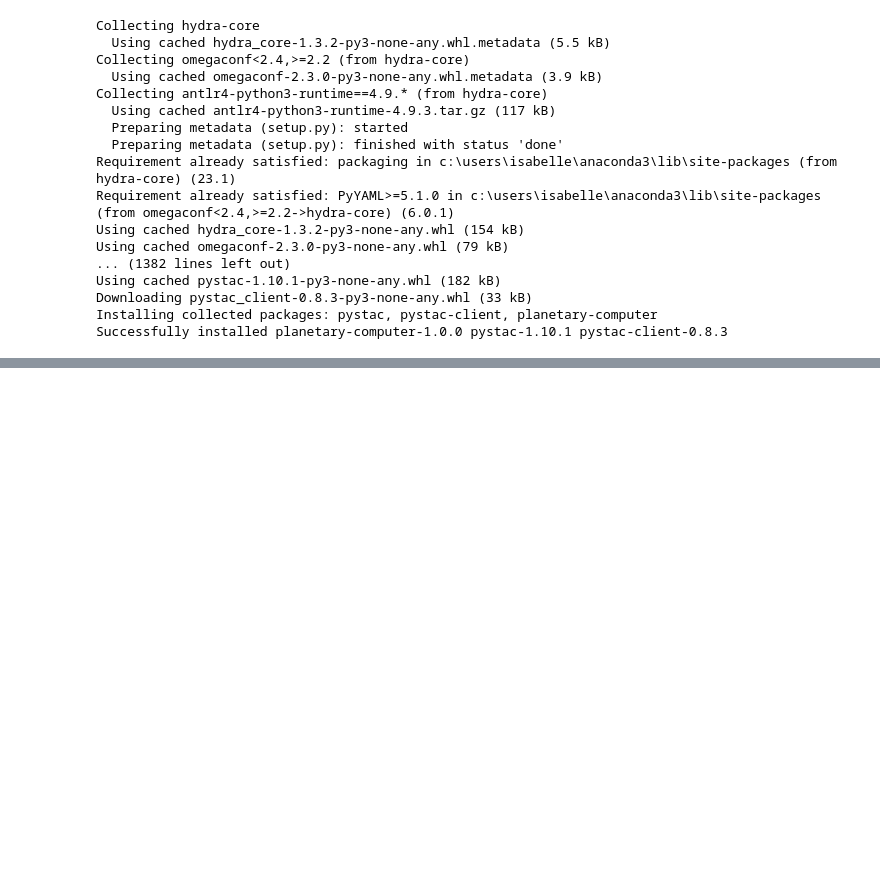
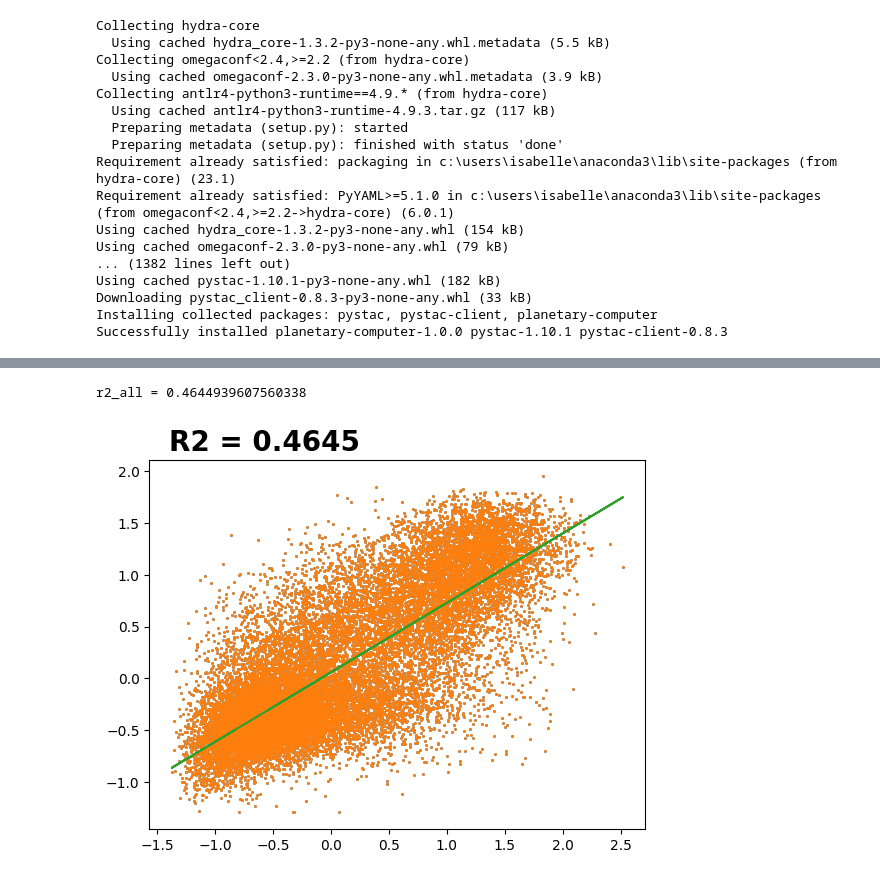
Before and after one commit to plantnet/malpolon, a Jupyter notebook: launch.ipynb, the cells around one changed output, grey strips where cells are left out. Saved outputs shown, nothing was run; the diff lists cells and outputs as text; code cells hidden in the pictures; blank space fills up the shorter version.

```diff
--- a/launch.ipynb
+++ b/launch.ipynb
@@ -94,0 +104,32 @@ ModuleNotFoundError: No module named 'tensorboard'
+# %%
+# Compute R2
+
+# CSV to df
+save_path = 'outputs/cnn_on_ms_poverty/predictions_test_dataset_full.csv'
+df_test = pd.read_csv(save_path)
+df_test = df_test.rename(columns={"wealthpooled": "True Wealth", "predicted_wealth": "Predicted Wealth"})
+
+# Compute R2
+df_test= df_test[~df_test['True Wealth'].isna()]
+# df_test2 = df_test2[df_test2['fold']=='E']
+r2_all= r2_score(df_test['Predicted Wealth'], df_test['True Wealth'])
+print(f'r2_all = {r2_all}')
+# %% [output]
+r2_all = 0.4644939607560338
+# %%
+x = df_test['True Wealth']
+y = df_test['Predicted Wealth']
+
+#create basic scatterplot
+plt.plot(x, y, 'o', markersize=1)
+
+#obtain m (slope) and b(intercept) of linear regression line
+m, b = np.polyfit(x, y, 1)
+
+#add linear regression line to scatterplot
+plt.plot(x, m*x+b)
+
+plt.text(-1.4, 2.2, 'R2 = ' + str(round(r2_all, 4)), fontsize='20', weight='bold')
+plt.show()
+# %% [output]
+[figure, added]
```
Also changed, not shown: parts of 10 cells of this notebook.
